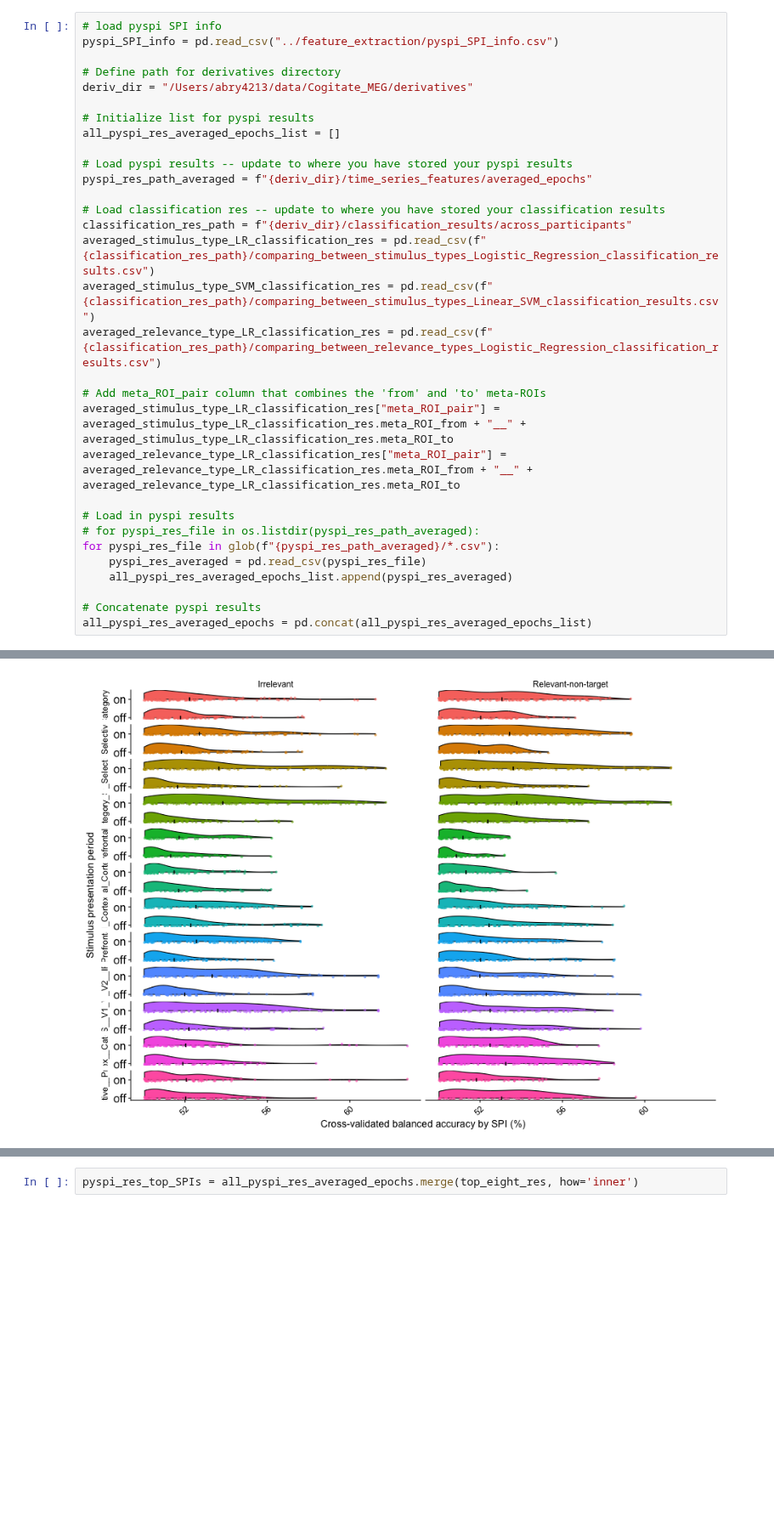
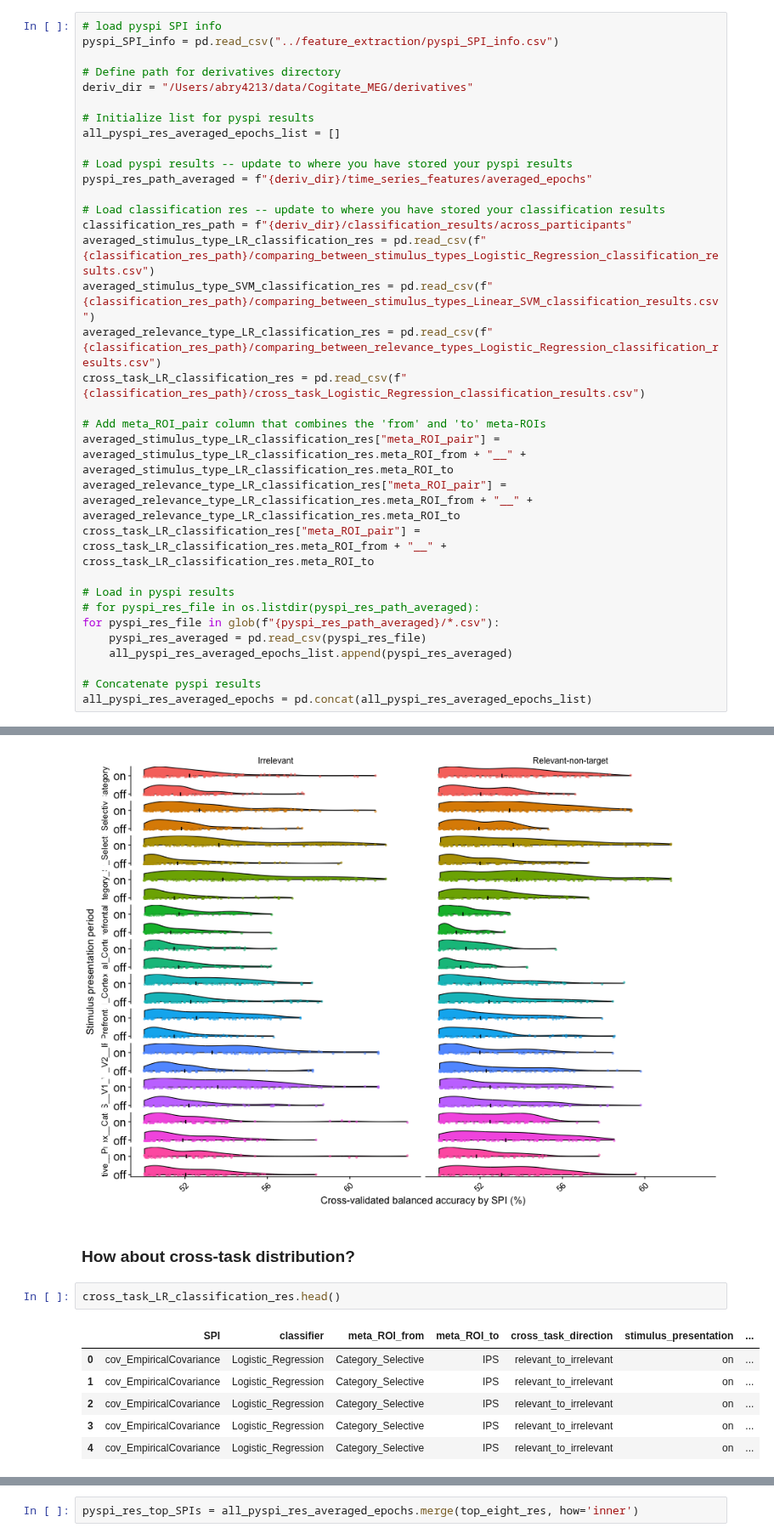
Before and after one commit to anniegbryant/MEG_functional_connectivity, a Jupyter notebook: data_visualization/inter_subject_classification.ipynb, the cells around one changed output, grey strips where cells are left out. Shown at 85% size. Cells and saved outputs as stored; diff of their text form; blank space fills up the shorter version.

```diff
--- a/data_visualization/inter_subject_classification.ipynb
+++ b/data_visualization/inter_subject_classification.ipynb
@@ -69,10 +69,12 @@ classification_res_path = f"{deriv_dir}/classification_results/across_participan
 averaged_stimulus_type_LR_classification_res = pd.read_csv(f"{classification_res_path}/comparing_between_stimulus_types_Logistic_Regression_classification_results.csv")
 averaged_stimulus_type_SVM_classification_res = pd.read_csv(f"{classification_res_path}/comparing_between_stimulus_types_Linear_SVM_classification_results.csv")
 averaged_relevance_type_LR_classification_res = pd.read_csv(f"{classification_res_path}/comparing_between_relevance_types_Logistic_Regression_classification_results.csv")
+cross_task_LR_classification_res = pd.read_csv(f"{classification_res_path}/cross_task_Logistic_Regression_classification_results.csv")
 
 # Add meta_ROI_pair column that combines the 'from' and 'to' meta-ROIs
 averaged_stimulus_type_LR_classification_res["meta_ROI_pair"] = averaged_stimulus_type_LR_classification_res.meta_ROI_from + "__" + averaged_stimulus_type_LR_classification_res.meta_ROI_to
 averaged_relevance_type_LR_classification_res["meta_ROI_pair"] = averaged_relevance_type_LR_classification_res.meta_ROI_from + "__" + averaged_relevance_type_LR_classification_res.meta_ROI_to
+cross_task_LR_classification_res["meta_ROI_pair"] = cross_task_LR_classification_res.meta_ROI_from + "__" + cross_task_LR_classification_res.meta_ROI_to
 
 # Load in pyspi results
 # for pyspi_res_file in os.listdir(pyspi_res_path_averaged):
@@ -198,3 +200,14 @@ averaged_stimulus_type_LR_classification_res %>%
 'meta_ROI_pair', 'relevance_type'. You can override using the `.groups`
 argument.
 [figure]
+# %% [markdown]
+### How about cross-task distribution?
+# %%
+cross_task_LR_classification_res.head()
+# %% [output]
+|  | SPI | classifier | meta_ROI_from | meta_ROI_to | cross_task_direction | stimulus_presentation | ... |
+| 0 | cov_EmpiricalCovariance | Logistic_Regression | Category_Selective | IPS | relevant_to_irrelevant | on | ... |
+| 1 | cov_EmpiricalCovariance | Logistic_Regression | Category_Selective | IPS | relevant_to_irrelevant | on | ... |
+| 2 | cov_EmpiricalCovariance | Logistic_Regression | Category_Selective | IPS | relevant_to_irrelevant | on | ... |
+| 3 | cov_EmpiricalCovariance | Logistic_Regression | Category_Selective | IPS | relevant_to_irrelevant | on | ... |
+| 4 | cov_EmpiricalCovariance | Logistic_Regression | Category_Selective | IPS | relevant_to_irrelevant | on | ... |
```
Also changed, not shown: parts of 7 cells of this notebook, 15 other files.
